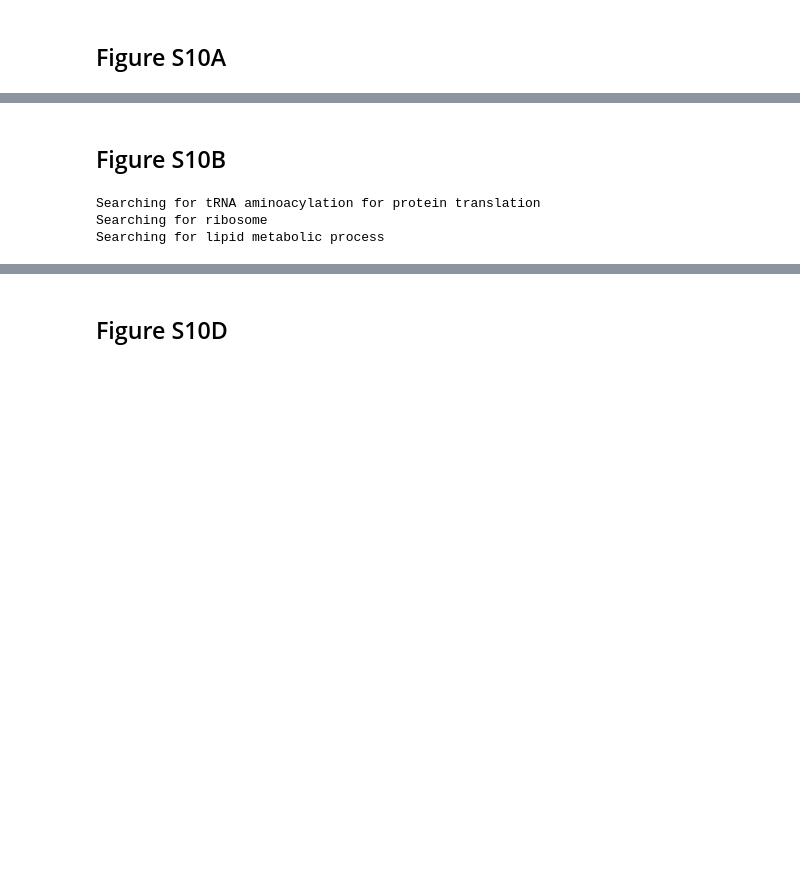
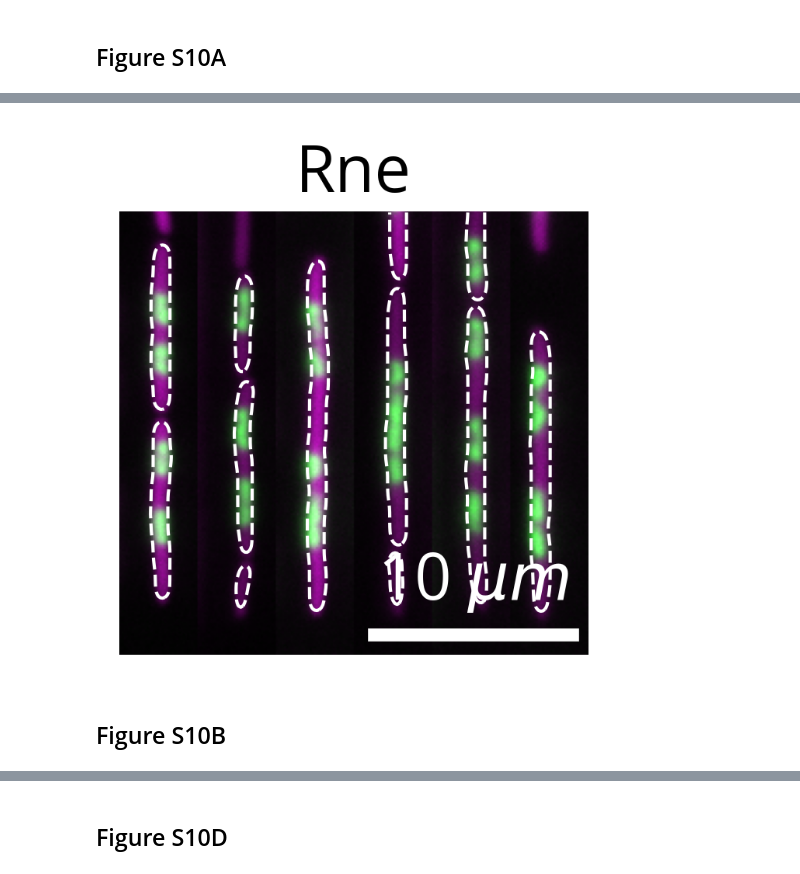
Before and after one commit to paulssonlab/2025_Eaton_optical-pooled-screen, a Jupyter notebook: Figures/Figure_S10.ipynb, the cells around one changed output, grey strips where cells are left out. Cells and saved outputs as stored; diff of their text form; code cells hidden in the pictures; blank space fills up the shorter version.

```diff
--- a/Figures/Figure_S10.ipynb
+++ b/Figures/Figure_S10.ipynb
@@ -208,15 +100,59 @@ Searching for lipid metabolic process
+# %%
+variant_library_path = "/home/de64/scratch/de64/sync_folder/2023-03-11_lDE26_Run_1/Variant_Library"
+base_export_path = "/home/de64/group/de64/CRISPRi_Libraries/dev_notebooks/2024-11-23_Figure_Notebooks/S10"
+
+highlighted_sgrnaid_list = [20000]
+highlighted_gene_list = ["rne"]
+highlighted_trenches_lists = [[0,4,7,8,9,10]]
+
+for gene_idx,sgrnaid in enumerate(highlighted_sgrnaid_list):
+
+    highlighted_trenches_list = highlighted_trenches_lists[gene_idx]
+
+    variant_arr_ch1 = lookup_variant(variant_library_path,channel_1,sgrnaid,highlighted_trenches_list)
+    variant_concat_arr_ch1 = np.concatenate([variant_arr_ch1[i,:,yrange[0]:yrange[1]] for i in range(variant_arr_ch1.shape[0])], axis=2)
+    variant_arr_ch2 = lookup_variant(variant_library_path,channel_2,sgrnaid,highlighted_trenches_list)
+    variant_concat_arr_ch2 = np.concatenate([variant_arr_ch2[i,:,yrange[0]:yrange[1]] for i in range(variant_arr_ch2.shape[0])], axis=2)
+    variant_arr_seg = lookup_variant(variant_library_path,"Segmentation",sgrnaid,highlighted_trenches_list)
+    ##relabeling the stack, which accounts for a bug
+    variant_arr_seg_output = []
+    for s in range(variant_arr_seg.shape[0]):
+        working_seg_kymo = variant_arr_seg[s]
+        working_seg_kymo[working_seg_kymo>0] = working_seg_kymo[working_seg_kymo>0]+(100*s)
+        variant_arr_seg_output.append(working_seg_kymo)
+    variant_arr_seg = np.stack(variant_arr_seg_output,axis=0)
+    variant_concat_arr_seg = np.concatenate([variant_arr_seg[i,:,yrange[0]:yrange[1]] for i in range(variant_arr_seg.shape[0])], axis=2)
+    variant_concat_arr_seg = sk.segmentation.relabel_sequential(variant_concat_arr_seg)[0]
+
+    ##time step and flip
+    variant_concat_arr_ch1 = variant_concat_arr_ch1[:,::][t_i:t_f:t_step]
+    variant_concat_arr_ch2 = variant_concat_arr_ch2[:,::][t_i:t_f:t_step]
+    variant_concat_arr_seg = variant_concat_arr_seg[:,::][t_i:t_f:t_step]
+
+    gene_name = highlighted_gene_list[gene_idx]
+
+    tr.plot_kymograph_2channel(variant_concat_arr_ch1,variant_concat_arr_ch2,min_intensity_green,max_intensity_green,min_intensity_magenta,max_intensity_magenta,\
+                          channel_1_weight=green_weight,channel_2_weight=magenta_weight,seg_kymo=variant_concat_arr_seg,seg_thickness=seg_thickness)
+
+    plt.axis('off')
+    if scalebar_on:
+        # Draw the scale bar
+        plt.plot([scalebar_x_position, scalebar_x_position + scale_bar_size_pixels],
+                [scalebar_y_position, scalebar_y_position],
+                color=scalebar_color,
+                linewidth=scale_bar_thickness)
+        # Add a label next to the scale bar
+        plt.text(scalebar_x_position + scale_bar_size_pixels / 2,
+                scalebar_y_position-40,
+                f'{scale_bar_size_um} $\mu m$',
+                color=scalebar_color,
+                verticalalignment='top',
+                horizontalalignment='center',
+                fontsize=20)
+        plt.title(gene_name[0].capitalize() + gene_name[1:],fontsize=20,weight="bold")
+    plt.savefig(base_export_path + "/" + gene_name + "_" + str(sgrnaid) + ".png", bbox_inches='tight',transparent=True, pad_inches=0)
+    plt.show()
+# %% [output]
+[figure, added]
 # %% [markdown]
 ## Figure S10B
-# %%
-trna_synthetases_list = search_go(ns2assoc, obodag, inv_gene_to_id, "GO:0006418")
-all_ribosome = search_go(ns2assoc, obodag, inv_gene_to_id, "GO:0005840")
-r_proteins_50S = [item for item in all_ribosome if ("rpl" in item)|("rpm" in item)]
-r_proteins_30S = [item for item in all_ribosome if ("rps" in item)]
-ribosome_biogenesis = ['der','obgE','rlmE','rluD',"era","ybeY","rimP","rsgA"]
-termination = ["prfA","prfB","prmC"]
-initiation = ["infA","infB"]
-lipid_metabolic_process = search_go(ns2assoc, obodag, inv_gene_to_id, "GO:0006629")
-# %% [output]
-Searching for tRNA aminoacylation for protein translation
-Searching for ribosome
-Searching for lipid metabolic process
```
Also changed, not shown: parts of 23 cells of this notebook, 21 other files.
